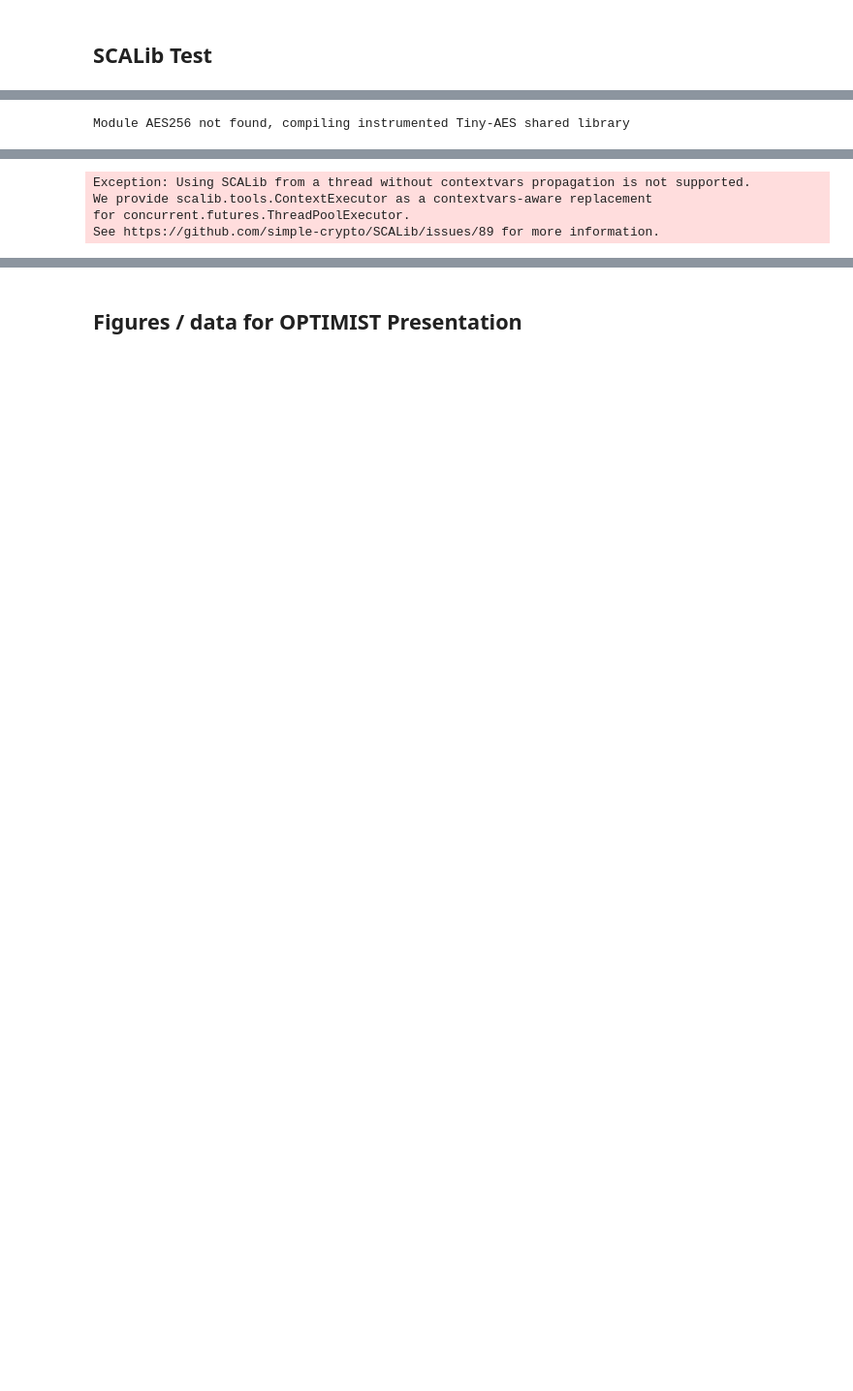
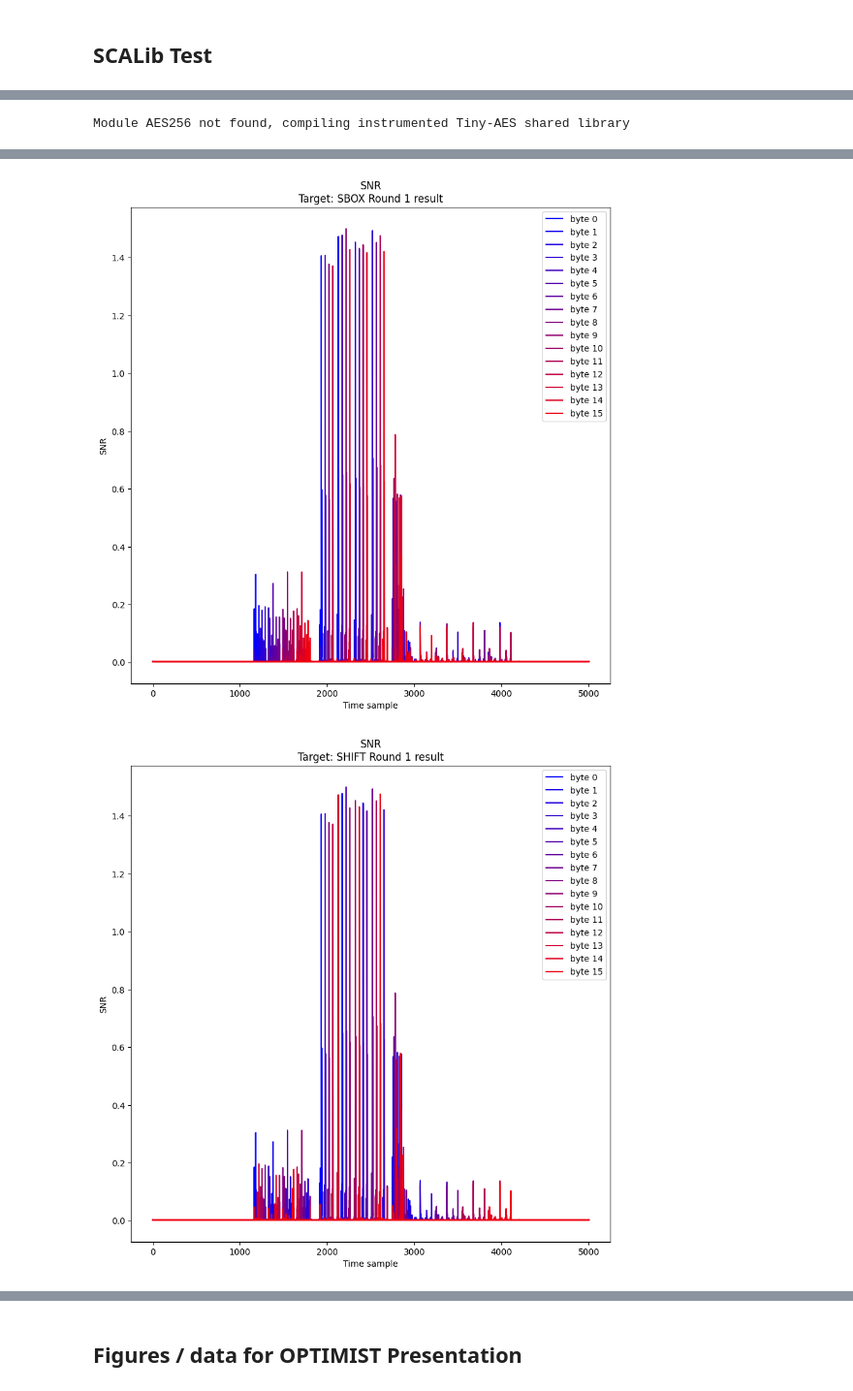
Before and after one commit to cooc1501/OPTIMIST-25, a Jupyter notebook: main.ipynb, the cells around one changed output, grey strips where cells are left out. Shown: that part at 97% size. Drawn from its saved outputs; the diff is of its cells as text; code cells hidden in the pictures; blank space fills up the shorter version.

Commit message:
made some plots for the presentation

```diff
--- a/main.ipynb
+++ b/main.ipynb
@@ -5,9 +5,21 @@
 from matplotlib import pyplot as plt
 from time import perf_counter_ns
 import os
+import numpy as np
 
 from src.zarr_handler import DaskZarrHandler
-from src.dask_operation import OracleAES, SNR
+from src.dask_operation import OracleAES, SNR, NICV
+
+def preset_plot(data: np.ndarray, plot_size: tuple[int, int], lq_name: str, subtitle: str):
+    plt.figure(figsize=plot_size)
+    for i in range(data.shape[0]):
+        plt.plot(np.arange(data.shape[1]), data[i, :], label=f"byte {i}", color=(i/data.shape[0], 0, 1-(i/data.shape[0])))
+        plt.legend(loc='upper right')
+        plt.title(f"{lq_name}\n{subtitle}")
+        plt.xlabel("Time sample")
+        plt.ylabel(lq_name)
+    plt.savefig(f"figure-{subtitle.lower()}.png", dpi=300)
+    # plt.show()
 
 # import dataset
 def local_dataset(name: str) -> str:
@@ -21,26 +33,18 @@ ct = dset_handle.get_dask_array(0, 0, "ciphertext")
 t = dset_handle.get_dask_array(0, 0, "traces")
 
 # instantiate oracle
-oracle = OracleAES(
-    aes_type=128, keys=k, texts=ct,
-    round=1, step='sbox',               # finds intermediate state at round 'round' step 'step'
-    lazy=False                          # lazy=False computes results immedietly on init
-)
+for target in ((1, 'sbox'), (1, 'shift'), (1, 'mix'), (1, 'add')):
+    oracle = OracleAES(
+        aes_type=128, keys=k, texts=ct,
+        round=target[0], step=target[1],    # finds intermediate state at round 'round' step 'step'
+        lazy=False                          # lazy=False computes results immedietly on init
+    )
 
-# instantiate SNR
-snr = SNR(t, oracle.result)
+    # instantiate SNR
+    snr = SNR(t, oracle.result)
 
-
-# t0 = perf_counter_ns()
-# snr.fit_u(t, oracle.result.astype(np.uint16))
-# out = snr.get_snr()
-# dt = perf_counter_ns() - t0
-
-# print(f"Performed SNR calculation in {dt*1e-9:.6f} Seconds")
-
-for i in range(snr.shape[0]):
-    plt.plot(np.arange(snr.shape[1]), snr[i])
-plt.show()
+    # plot results
+    preset_plot(snr.snr, (10, 10), "SNR", f"Target: {target[1].upper()} Round {target[0]} result")
 # %% [output]
 Module AES128 not found, compiling instrumented Tiny-AES shared library
 AES128.c:988:13: warning: ‘Cipher’ defined but not used [-Wunused-function]
@@ -67,4 +77,2 @@ Ignoring exception:
-Exception: Using SCALib from a thread without contextvars propagation is not supported.
-We provide scalib.tools.ContextExecutor as a contextvars-aware replacement
-for concurrent.futures.ThreadPoolExecutor.
-See https://github.com/simple-crypto/SCALib/issues/89 for more information.
+[figure, added]
+[figure, added]
```
Also changed, not shown: parts of 2 cells of this notebook, 5 other files.
